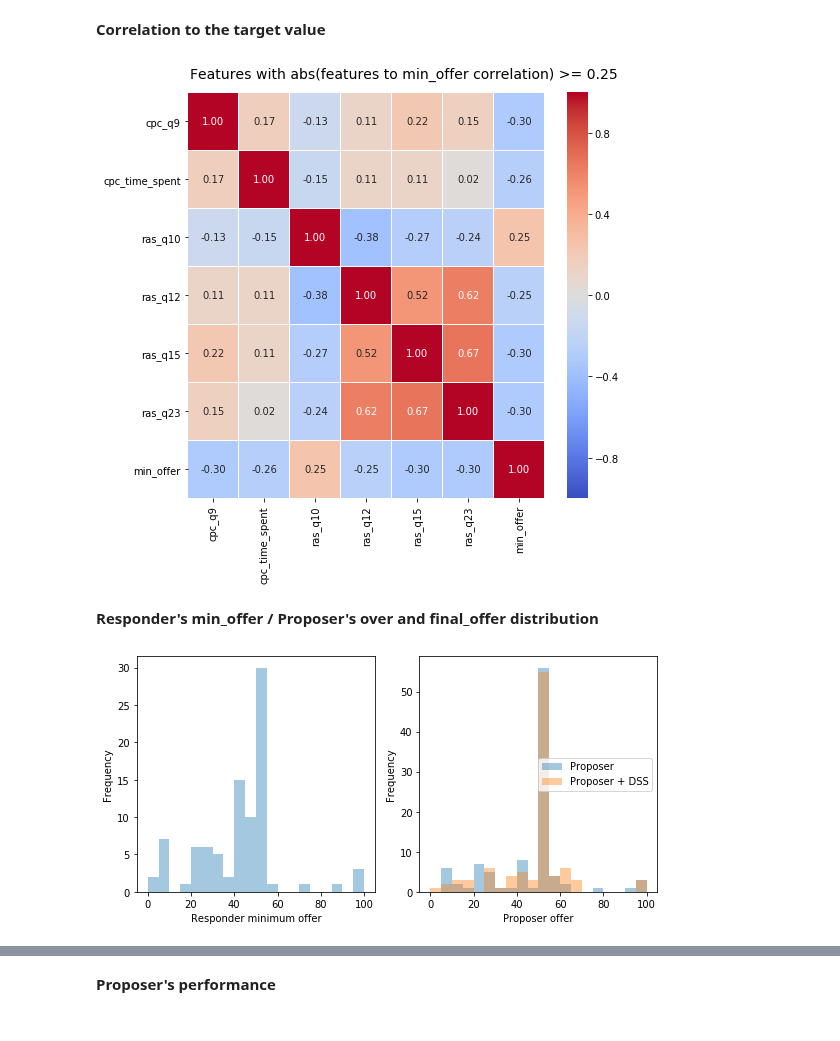
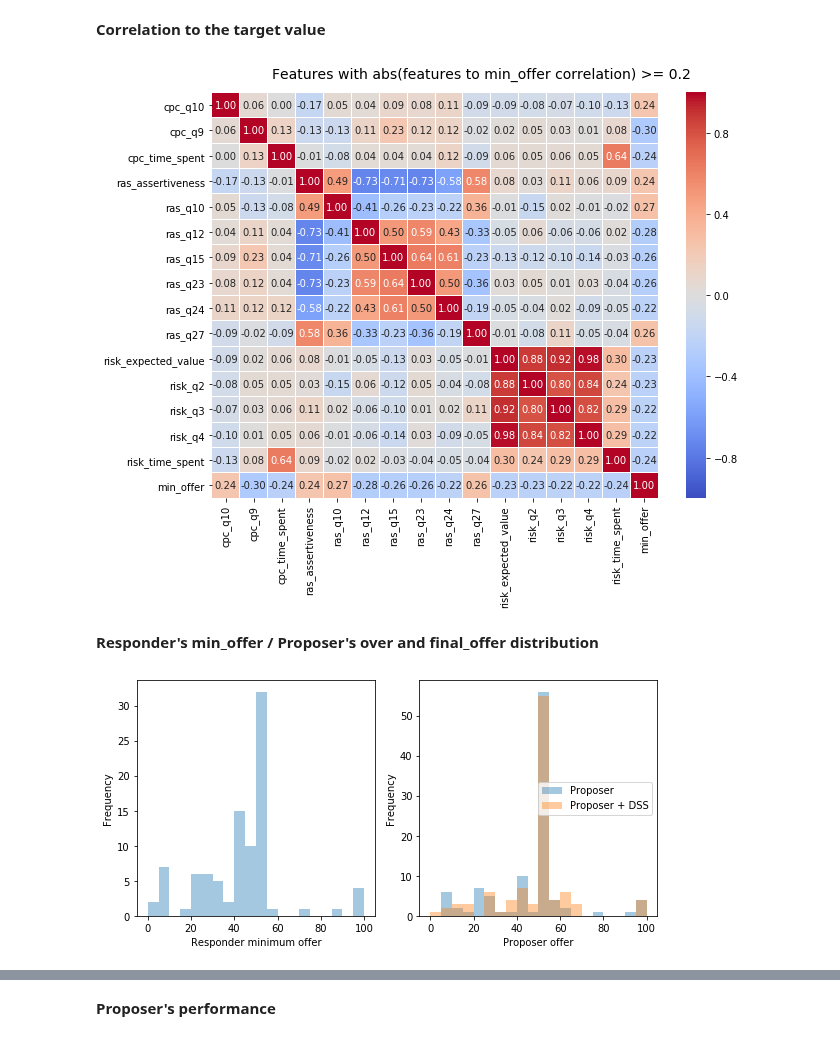
Before and after one commit to afranck64/ultimatum, a Jupyter notebook: notebooks/Data - t11.ipynb, the cells around one changed output, grey strips where cells are left out. Cells and saved outputs as stored; diff of their text form; code cells hidden in the pictures.

Commit message:
add results and update data visualisation and references

```diff
--- a/notebooks/Data - t11.ipynb
+++ b/notebooks/Data - t11.ipynb
@@ -24,7 +24,7 @@ export_folder = f"../data/output/diagrams/{TREATMENT}"
 os.makedirs(export_folder, exist_ok=True)
 
 # Read and sanitize the data
-df = pd.read_csv(f"../data/{TREATMENT}/data_{TREATMENT}.csv")
+df = pd.read_csv(f"../data/{TREATMENT}/export/result__{TREATMENT}_prop.csv")
 df_full = df.copy()
 # drop_cols = ["worker_id", "resp_worker_id", "prop_worker_id", "updated", "status", "job_id", "status", "timestamp", "rowid", "offer_dss", "offer", "offer_final", "completion_code"]
 drop_cols = ["worker_id", "resp_worker_id", "prop_worker_id", "updated", "status", "job_id", "status", "timestamp", "rowid", "offer_dss", "offer", "offer_final", "completion_code", "prop_time_spent"]
@@ -50,7 +50,7 @@ df_full[["offer", "offer_final", "min_offer"]].describe()
 import seaborn as sns
 from core.utils.preprocessing import df_to_xydf, df_to_xy
 # Correlation Matrix Heatmap
-CORRELATION_THRESHOLD = 0.25
+CORRELATION_THRESHOLD = 0.20
 
 
 corr_min_offer = df.corr()["min_offer"]
@@ -63,12 +63,12 @@ df_corr['min_offer'] = df_y['min_offer']
 
 corr = df_corr.corr()
 # %%
-f, ax = plt.subplots(figsize=(8, 7))
+f, ax = plt.subplots(figsize=(10, 7))
 hm = sns.heatmap(round(corr,2), annot=True, ax=ax, cmap="coolwarm",fmt='.2f', linewidths=.05, vmax=1, vmin=-1)
 f.subplots_adjust(top=0.93)
 t= f.suptitle(f'Features with abs(features to min_offer correlation) >= {CORRELATION_THRESHOLD}', fontsize=14)
 # %% [output]
-[figure, old version]
+[figure, new version]
 # %% [markdown]
 **Responder's min_offer / Proposer's over and final_offer distribution**
 # %%
@@ -88,7 +88,7 @@ plt.tight_layout()
 
 ax.figure.savefig(os.path.join(export_folder, "min_offer_offer.pdf"))
 # %% [output]
-[figure, old version]
+[figure, new version]
 # %%
 bins = list(range(-100, 105, 5))
 
```
Also changed, not shown: parts of 4 cells of this notebook, 38 other files.
